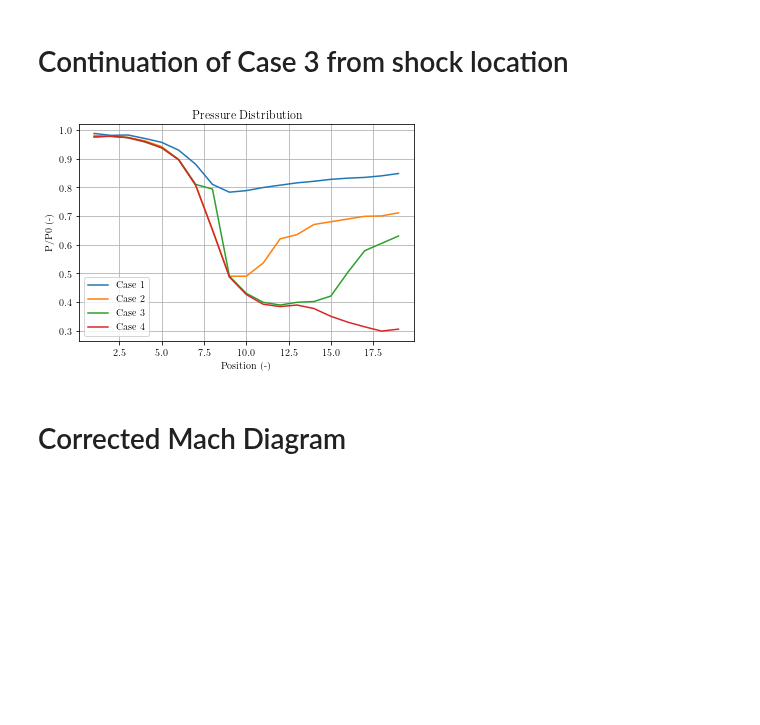
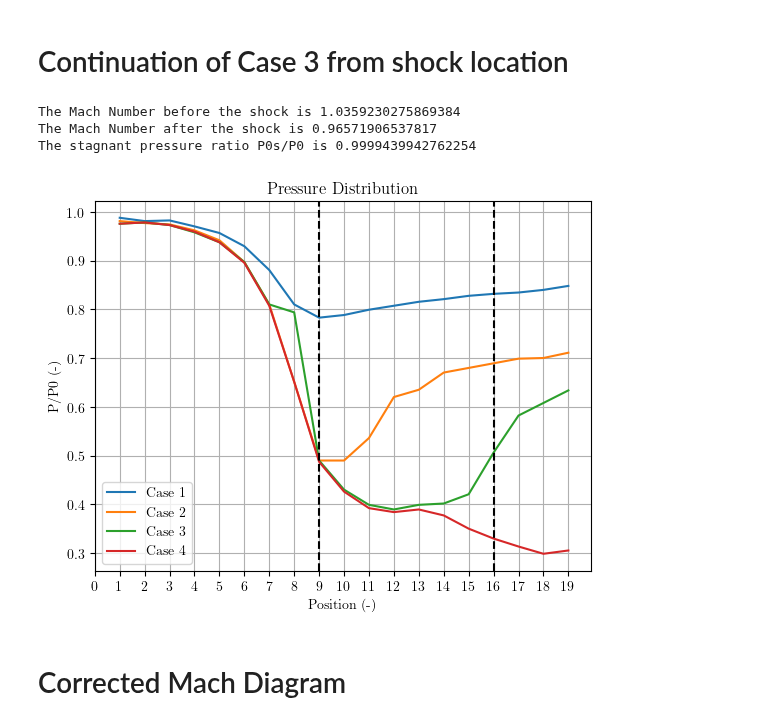
Before and after one commit to lpender3672/MEng-CW, a Jupyter notebook: IIA/3A3/Supersonic_Nozzle/analysis.ipynb, the cells around one changed output. Drawn from its saved outputs; the diff is of its cells as text; code cells hidden in the pictures; blank space fills up the shorter version.

```diff
--- a/IIA/3A3/Supersonic_Nozzle/analysis.ipynb
+++ b/IIA/3A3/Supersonic_Nozzle/analysis.ipynb
@@ -134,37 +134,51 @@ def Ms_from_M(M):
     g = 1.4
     return np.sqrt((1 + (g - 1) / 2 * M**2) / (g * M**2 - (g - 1) / 2))
 
 def rP0s_from_M(M):
     g = 1.4
     return (((g + 1) / 2 * M**2) / (1 + (g - 1) / 2 * M **2)) ** (g / (g - 1)) * (2 * g / (g + 1) * M**2 - (g - 1) / (g + 1)) ** - (1 / (g - 1))
 
 
-MachNo_before_shock = C3_M[C3_SHOCK_LOCATION - 1]
+MachNo_before_shock = C3_M[C3_SHOCK_LOCATION]
+print(f"The Mach Number before the shock is {MachNo_before_shock}")
 MachNo_after_shock = Ms_from_M(MachNo_before_shock)
+print(f"The Mach Number after the shock is {MachNo_after_shock}")
 
-P0s = rP0s_from_M(MachNo_after_shock) * P0
+rPs = rP0s_from_M(MachNo_before_shock)
+
+print(f"The stagnant pressure ratio P0s/P0 is {rPs}")
 
 C3_rp_corrected = C3_rp.copy()
-C3_rp_corrected[C3_SHOCK_LOCATION:] *= P0 / P0s
+C3_rp_corrected[C3_SHOCK_LOCATION + 1:] /= rPs
 
 fig,ax = plt.subplots()
 ax.plot(C1[:,0], C1_rp, label='Case 1')
 # add error bars
 ax.plot(C2[:,0], C2_rp, label='Case 2')
 #ax.plot(C3[:,0], C3_rp, label='Case 3')
 ax.plot(C3[:,0], C3_rp_corrected, label='Case 3')
 ax.plot(C4[:,0], C4_rp, label='Case 4')
 
+NOZZIL_LOCATION = 8
+
+ax.axvline(x=NOZZIL_LOCATION + 1, color='k', linestyle='--')
+ax.axvline(x=C3_SHOCK_LOCATION + 1, color='k', linestyle='--')
+
+plt.xticks(np.arange(0, 20, 1))
+
 plt.xlabel('Position (-)')
 plt.ylabel('P/P0 (-)')
 plt.title('Pressure Distribution')
 plt.grid()
 plt.legend()
 
 plt.savefig('pressure_ratio_distribution_corrected.png', dpi=300)
 plt.show()
 # %% [output]
+The Mach Number before the shock is 1.0359230275869384
+The Mach Number after the shock is 0.96571906537817
+The stagnant pressure ratio P0s/P0 is 0.9999439942762254
-[figure, old version]
+[figure, new version]
 # %% [markdown]
 # Corrected Mach Diagram
 # %%
```
Also changed, not shown: parts of 7 cells of this notebook, 4 other files.
